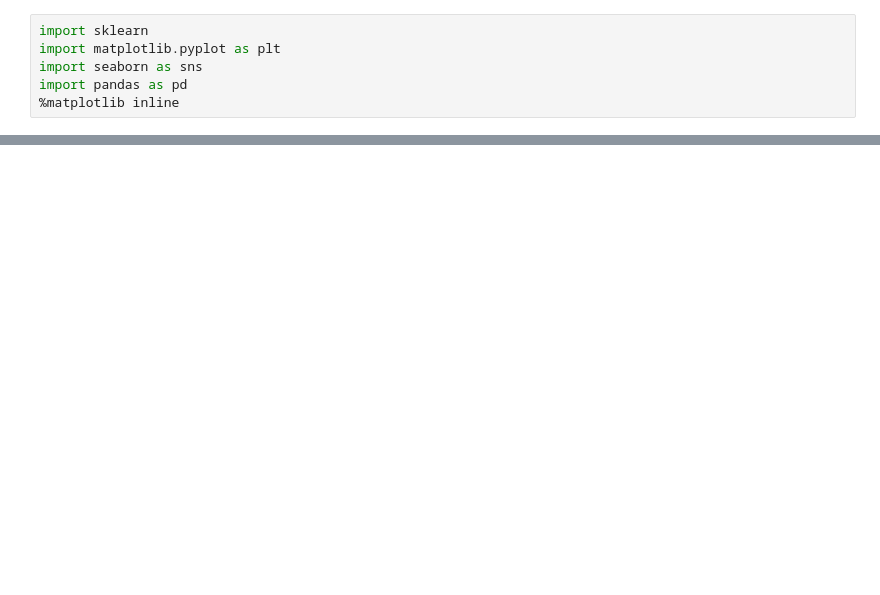
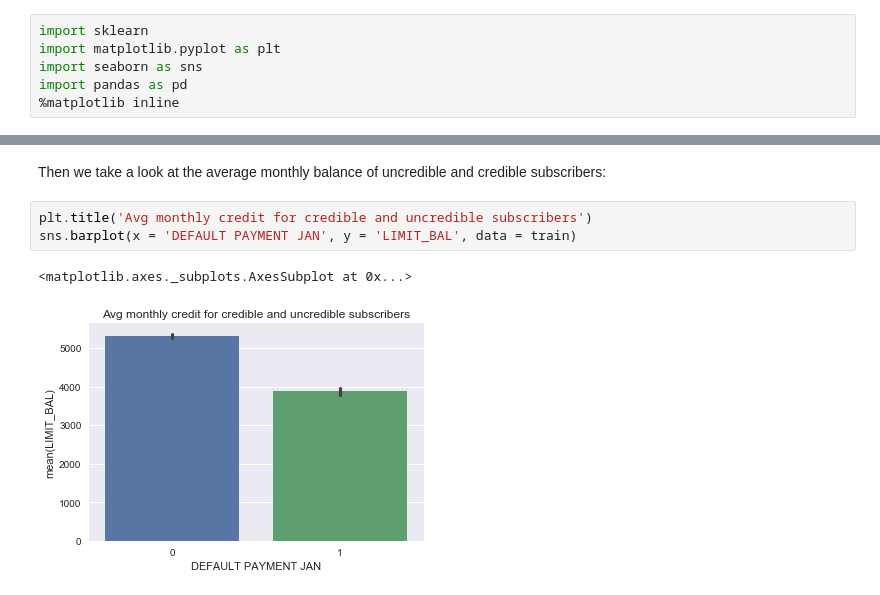
Before and after one commit to pietrodimarco91/Machine-Learning-Project-Loan-Default-Prediction, a Jupyter notebook: DataExplorationMadda.ipynb, the cells around one changed output, grey strips where cells are left out. Saved outputs shown, nothing was run; the diff lists cells and outputs as text; blank space fills up the shorter version.

```diff
--- a/DataExplorationMadda.ipynb
+++ b/DataExplorationMadda.ipynb
@@ -28,0 +76,8 @@ memory usage: 210.1+ KB
+# %% [markdown]
+Then we take a look at the average monthly balance of uncredible and credible subscribers:
+# %%
+plt.title('Avg monthly credit for credible and uncredible subscribers')
+sns.barplot(x = 'DEFAULT PAYMENT JAN', y = 'LIMIT_BAL', data = train)
+# %% [output]
+<matplotlib.axes._subplots.AxesSubplot at 0x...>
+[figure, added]
```
Also changed, not shown: parts of 81 cells of this notebook.
